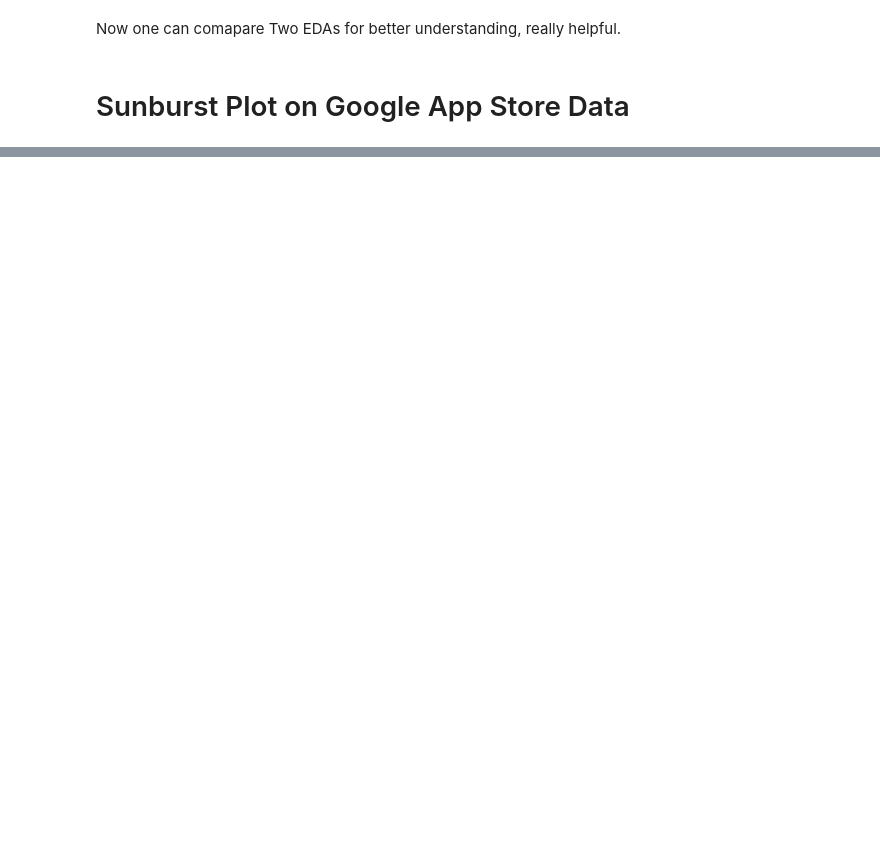
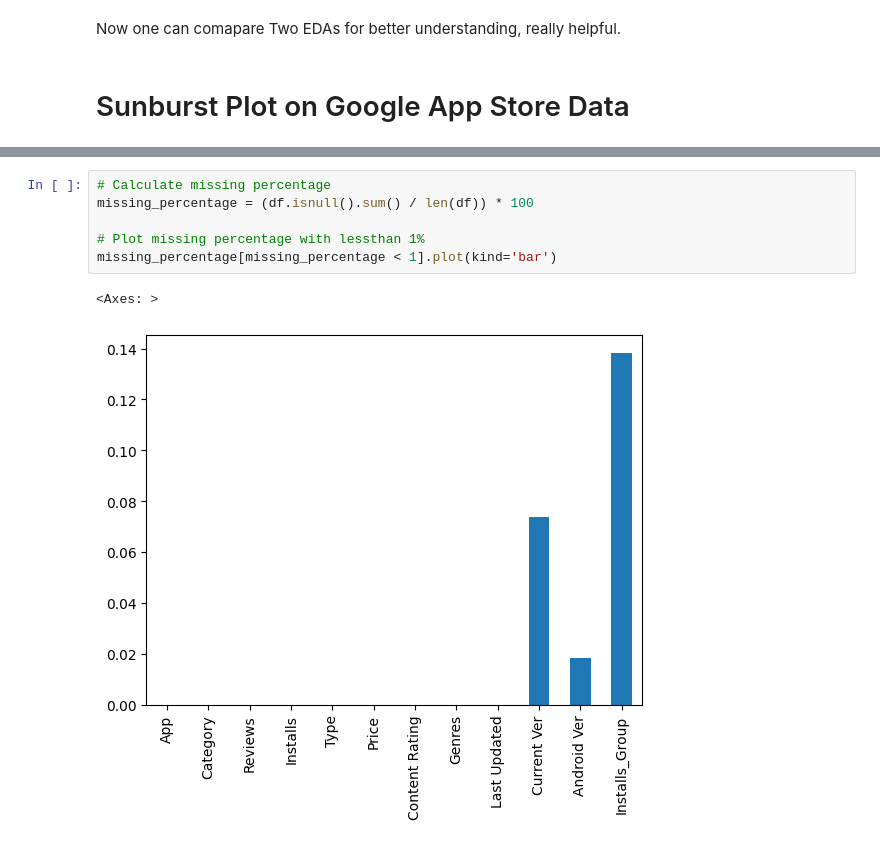
Before and after one commit to mnsair/AI-AND-DS, a Jupyter notebook: Code/dotIPYNB/06_kaggle_google_eda.ipynb, the cells around one changed output, grey strips where cells are left out. Drawn from its saved outputs; the diff is of its cells as text; blank space fills up the shorter version.

```diff
--- a/Code/dotIPYNB/06_kaggle_google_eda.ipynb
+++ b/Code/dotIPYNB/06_kaggle_google_eda.ipynb
@@ -442,0 +527,9 @@ fig.write_html(r"C:/Users/mnsai/Desktop/Python/AI-and-DS/Output/HTMLF/08_sunburs
+# %%
+# Calculate missing percentage
+missing_percentage = (df.isnull().sum() / len(df)) * 100
+
+# Plot missing percentage with lessthan 1%
+missing_percentage[missing_percentage < 1].plot(kind='bar')
+# %% [output]
+<Axes: >
+[figure, added]
```
Also changed, not shown: parts of 11 cells of this notebook.
